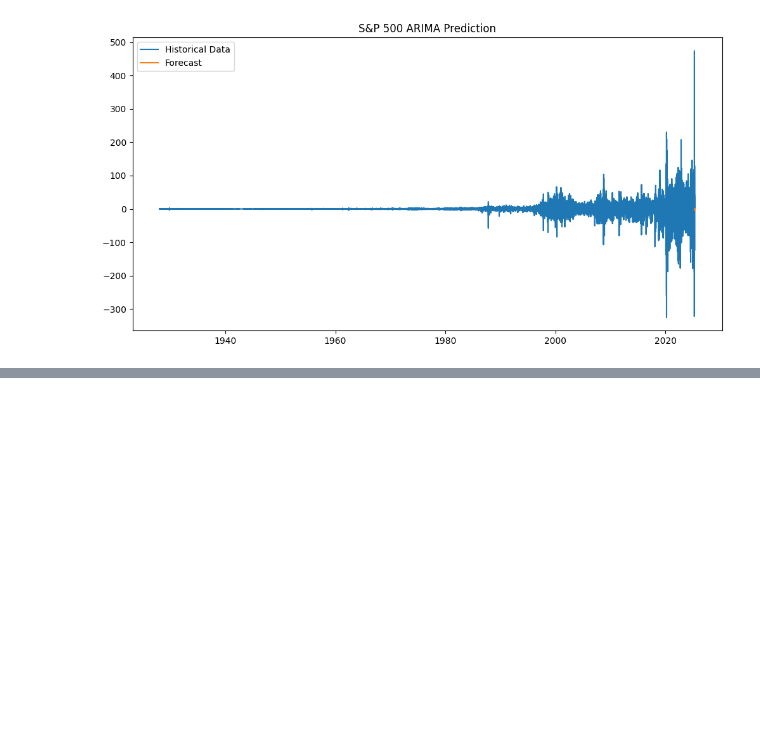
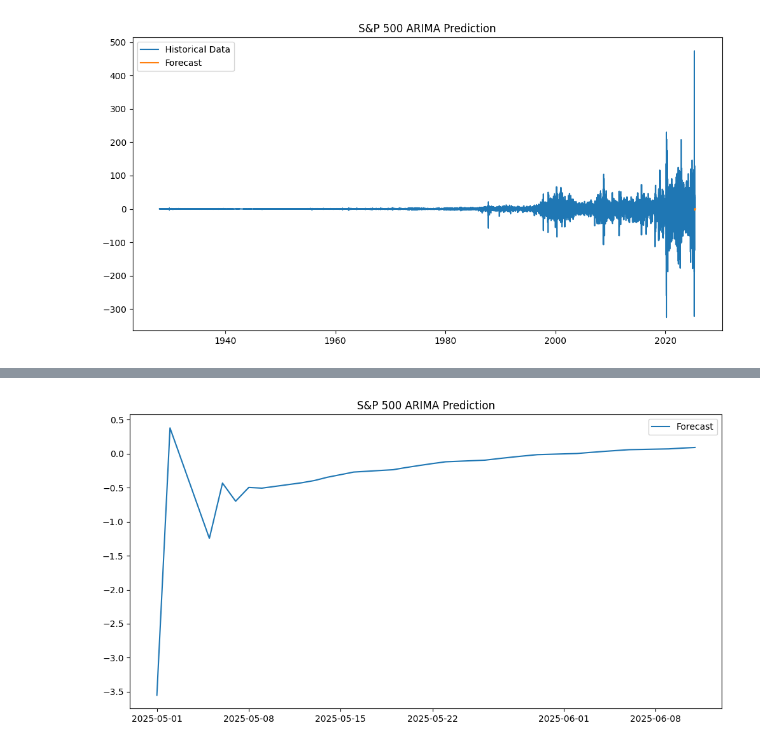
Before and after one commit to luoxisteven/Learning-Notes, a Jupyter notebook: TSA/ARMA.ipynb, the cells around one changed output, grey strips where cells are left out. Cells and saved outputs as stored; diff of their text form; code cells hidden in the pictures; blank space fills up the shorter version.

```diff
--- a/TSA/ARMA.ipynb
+++ b/TSA/ARMA.ipynb
@@ -86,0 +98,8 @@ Data is not stationary. Differencing is required.
+# %%
+plt.figure(figsize=(12, 6))
+plt.plot(pd.date_range(closing_prices.index[-1], periods=forecast_steps, freq="B"), forecast, label="Forecast")
+plt.legend()
+plt.title("S&P 500 ARIMA Prediction")
+plt.show()
+# %% [output]
+[figure, added]
```
Also changed, not shown: parts of 3 cells of this notebook, 1 other file.
